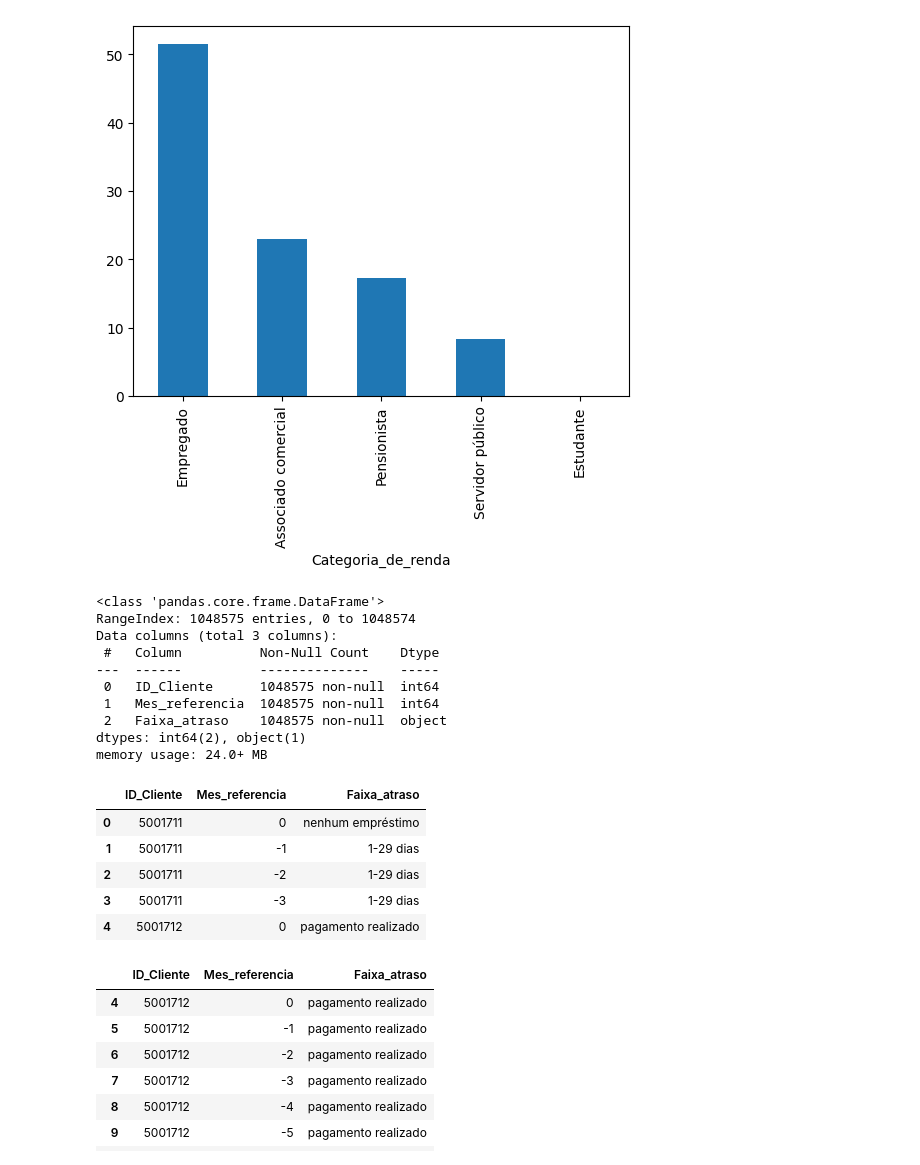
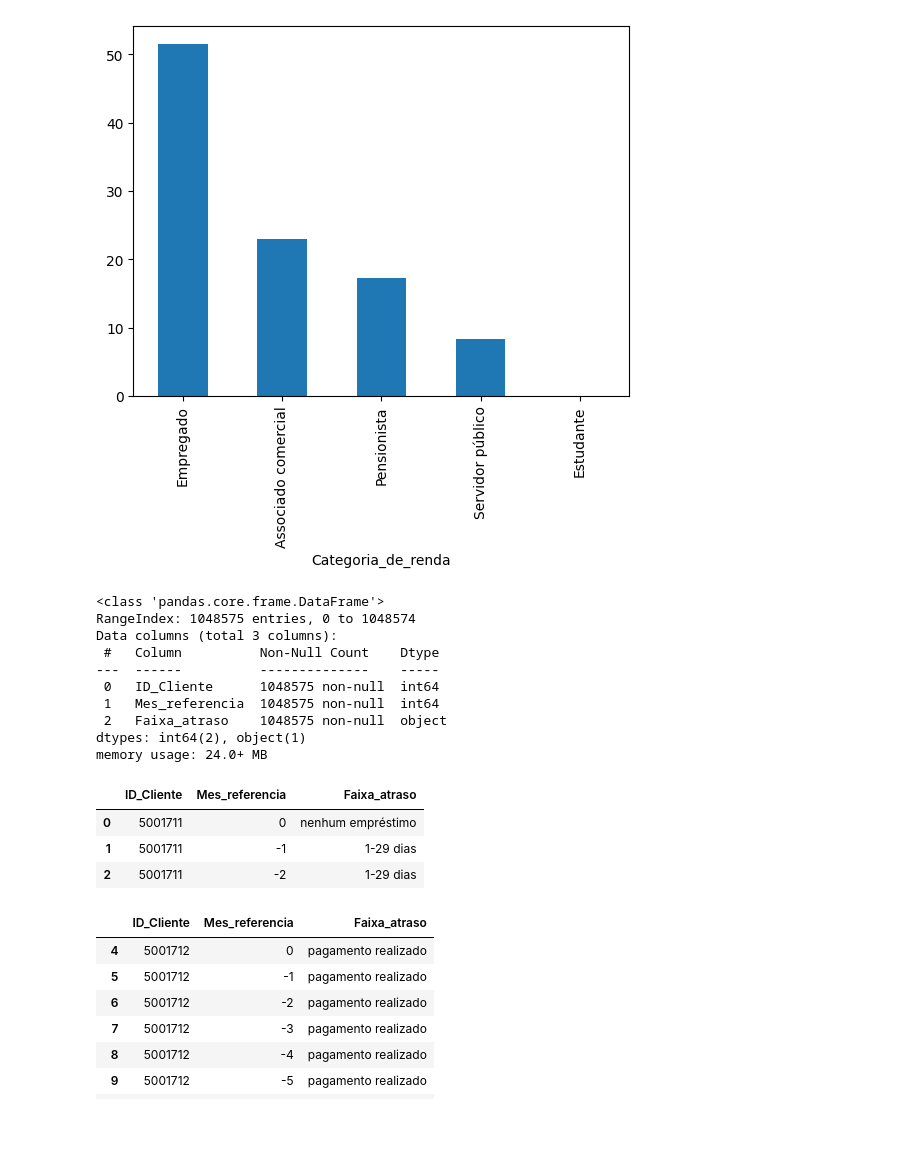
Before and after one commit to torvess/credit_score_07-10-2024, a Jupyter notebook: notebooks/credit_score.ipynb, the cells around one changed output. Cells and saved outputs as stored; diff of their text form; code cells hidden in the pictures; blank space fills up the shorter version.

```diff
--- a/notebooks/credit_score.ipynb
+++ b/notebooks/credit_score.ipynb
@@ -146,26 +148,25 @@ df_cadastro = df_cadastro[['ID_Cliente', 'Tem_carro', 'Tem_casa_propria', 'Tem_t
 aprovados = pd.read_csv('https://github.com/alura-tech/alura-tech-pos-data-science-credit-scoring-streamlit/blob/main/dados/clientes_aprovados.csv?raw=True')
-# %%
-aprovados.info()
-# %% [output]
-<class 'pandas.core.frame.DataFrame'>
-RangeIndex: 1048575 entries, 0 to 1048574
-Data columns (total 3 columns):
- #   Column          Non-Null Count    Dtype
----  ------          --------------    -----
- 0   ID_Cliente      1048575 non-null  int64
- 1   Mes_referencia  1048575 non-null  int64
- 2   Faixa_atraso    1048575 non-null  object
-dtypes: int64(2), object(1)
-memory usage: 24.0+ MB
+# %%
+# verificando as informacoes
+aprovados.info()
+# %% [output]
+<class 'pandas.core.frame.DataFrame'>
+RangeIndex: 1048575 entries, 0 to 1048574
+Data columns (total 3 columns):
+ #   Column          Non-Null Count    Dtype
+---  ------          --------------    -----
+ 0   ID_Cliente      1048575 non-null  int64
+ 1   Mes_referencia  1048575 non-null  int64
+ 2   Faixa_atraso    1048575 non-null  object
+dtypes: int64(2), object(1)
+memory usage: 24.0+ MB
 # %%
-aprovados.head()
+aprovados.head(3)
 # %% [output]
 |  | ID_Cliente | Mes_referencia | Faixa_atraso |
 | 0 | 5001711 | 0 | nenhum empréstimo |
 | 1 | 5001711 | -1 | 1-29 dias |
 | 2 | 5001711 | -2 | 1-29 dias |
-| 3 | 5001711 | -3 | 1-29 dias |
-| 4 | 5001712 | 0 | pagamento realizado |
 # %%
 aprovados.query('ID_Cliente == 5001712')
 # %% [output]
```
Also changed, not shown: parts of 15 cells of this notebook.
